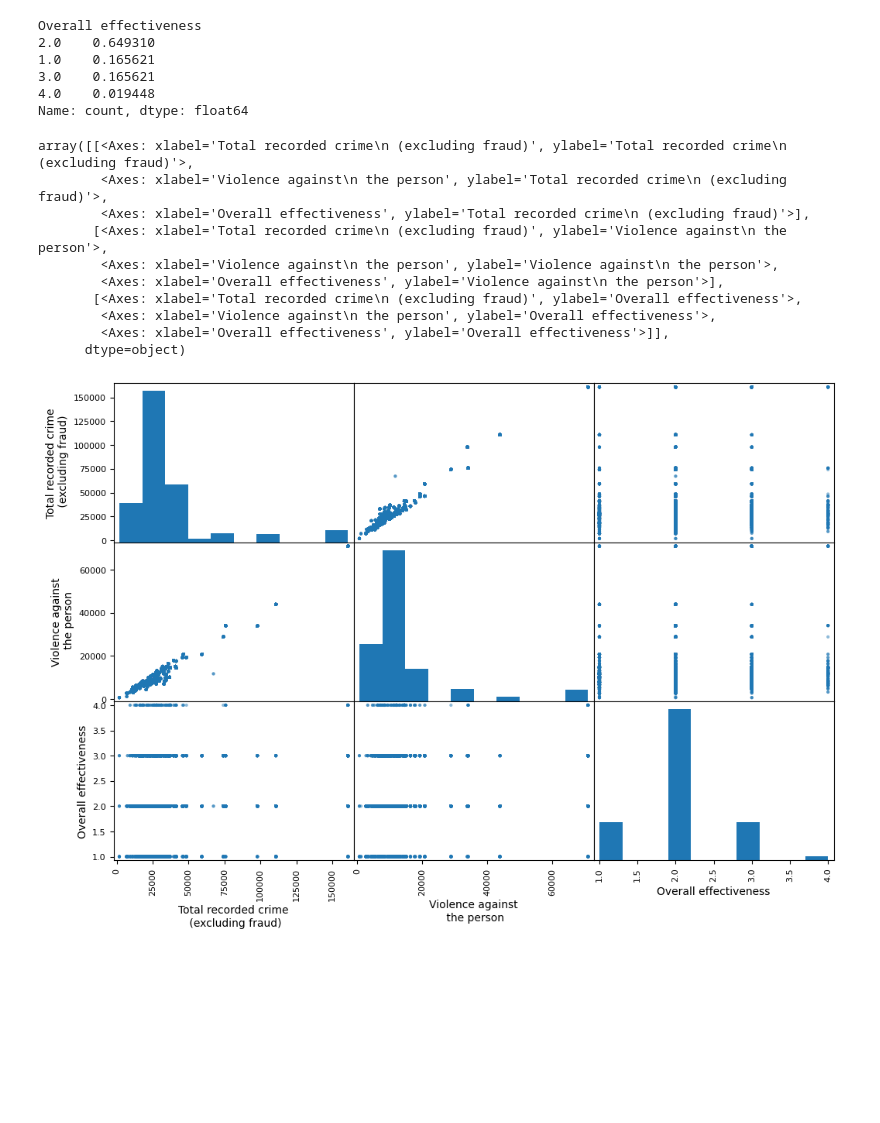
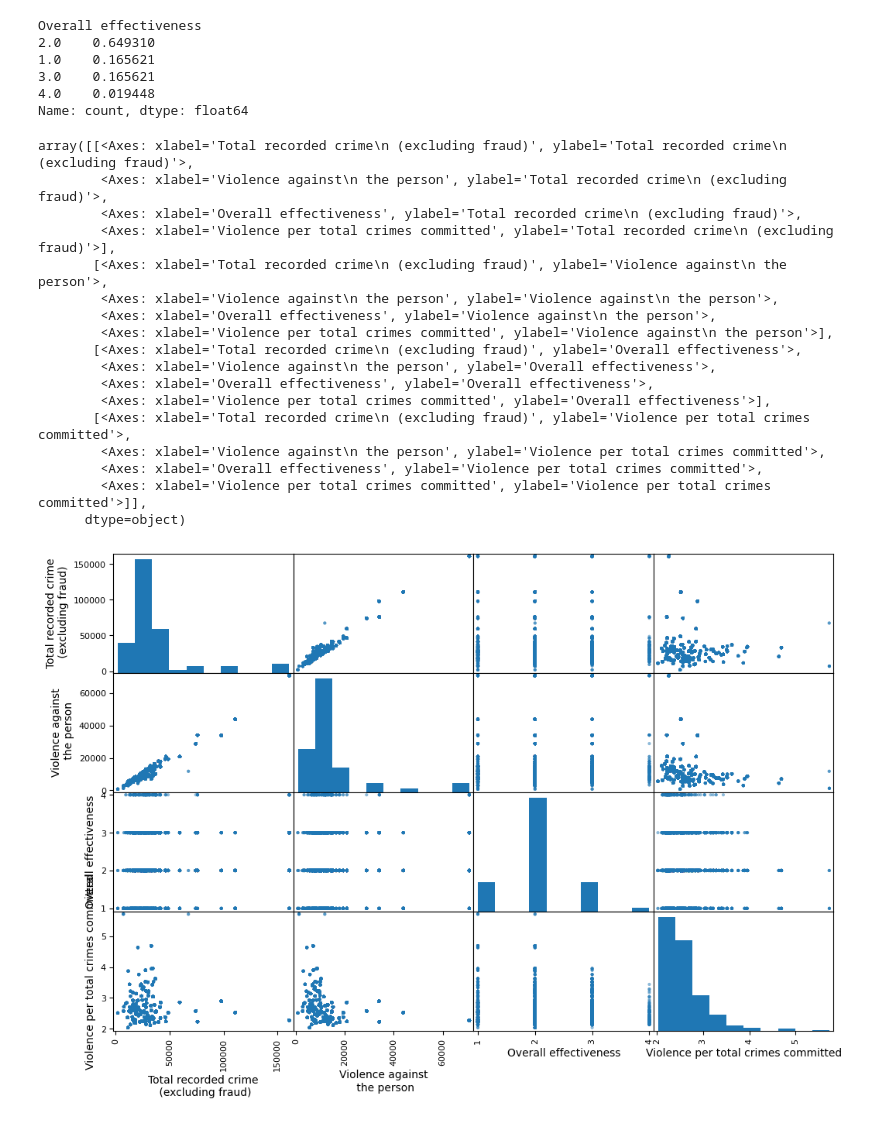
Before and after one commit to TheElcurtiso/machineLearningProject, a Jupyter notebook: CrimeAndEducationMachineLearning.ipynb, the cells around one changed output. Cells and saved outputs as stored; diff of their text form; code cells hidden in the pictures; blank space fills up the shorter version.

```diff
--- a/CrimeAndEducationMachineLearning.ipynb
+++ b/CrimeAndEducationMachineLearning.ipynb
@@ -53,9 +53,9 @@ education_and_crime_statistics['Criminal damage and arson'] = education_and_crim
 education_and_crime_statistics['Public order offences'] = education_and_crime_statistics['Public order offences'].astype("float64")
 # %%
 # create additional column data based on the columns we have. It may be worth standardizing the total crime data because there are very dense pockets of data that only become apparent when you look at some of the columns we have below (or maybe just use these columns)
-education_and_crime_statistics["Violence per total crimes committed"] = education_and_crime_statistics["Total recorded crime\n (excluding fraud)"] / education_and_crime_statistics["Violence against\n the person"]
-education_and_crime_statistics["Arson per total crimes committed"] = education_and_crime_statistics["Total recorded crime\n (excluding fraud)"] / education_and_crime_statistics["Criminal damage and arson"]
-education_and_crime_statistics["Public order offences per total crimes committed"] = education_and_crime_statistics["Total recorded crime\n (excluding fraud)"] / education_and_crime_statistics["Public order offences"]
+education_and_crime_statistics["Violence per total crimes committed"] = education_and_crime_statistics["Violence against\n the person"] / education_and_crime_statistics["Total recorded crime\n (excluding fraud)"]
+education_and_crime_statistics["Arson per total crimes committed"] = education_and_crime_statistics["Criminal damage and arson"] / education_and_crime_statistics["Total recorded crime\n (excluding fraud)"]
+education_and_crime_statistics["Public order offences per total crimes committed"] = education_and_crime_statistics["Public order offences"] / education_and_crime_statistics["Total recorded crime\n (excluding fraud)"]
 # %%
 education_and_crime_statistics
 # %% [output]
@@ -132,17 +132,24 @@ Name: count, dtype: float64
 # %%
 from pandas.plotting import scatter_matrix
 # a scatter matrix can also be used to find correlation. Below are some graphs that show the median_house_value and median_income have a positive correlation (same as above)
-attributes = ["Total recorded crime\n (excluding fraud)", "Violence against\n the person", "Overall effectiveness"]
+attributes = ["Total recorded crime\n (excluding fraud)", "Violence against\n the person", "Overall effectiveness", "Violence per total crimes committed"]
 scatter_matrix(education_and_crime_statistics[attributes], figsize=(12, 8))
 # %% [output]
 array([[<Axes: xlabel='Total recorded crime\n (excluding fraud)', ylabel='Total recorded crime\n (excluding fraud)'>,
         <Axes: xlabel='Violence against\n the person', ylabel='Total recorded crime\n (excluding fraud)'>,
-        <Axes: xlabel='Overall effectiveness', ylabel='Total recorded crime\n (excluding fraud)'>],
+        <Axes: xlabel='Overall effectiveness', ylabel='Total recorded crime\n (excluding fraud)'>,
+        <Axes: xlabel='Violence per total crimes committed', ylabel='Total recorded crime\n (excluding fraud)'>],
        [<Axes: xlabel='Total recorded crime\n (excluding fraud)', ylabel='Violence against\n the person'>,
         <Axes: xlabel='Violence against\n the person', ylabel='Violence against\n the person'>,
-        <Axes: xlabel='Overall effectiveness', ylabel='Violence against\n the person'>],
+        <Axes: xlabel='Overall effectiveness', ylabel='Violence against\n the person'>,
+        <Axes: xlabel='Violence per total crimes committed', ylabel='Violence against\n the person'>],
        [<Axes: xlabel='Total recorded crime\n (excluding fraud)', ylabel='Overall effectiveness'>,
         <Axes: xlabel='Violence against\n the person', ylabel='Overall effectiveness'>,
-        <Axes: xlabel='Overall effectiveness', ylabel='Overall effectiveness'>]],
+        <Axes: xlabel='Overall effectiveness', ylabel='Overall effectiveness'>,
+        <Axes: xlabel='Violence per total crimes committed', ylabel='Overall effectiveness'>],
+       [<Axes: xlabel='Total recorded crime\n (excluding fraud)', ylabel='Violence per total crimes committed'>,
+        <Axes: xlabel='Violence against\n the person', ylabel='Violence per total crimes committed'>,
+        <Axes: xlabel='Overall effectiveness', ylabel='Violence per total crimes committed'>,
+        <Axes: xlabel='Violence per total crimes committed', ylabel='Violence per total crimes committed'>]],
       dtype=object)
-[figure, old version]
+[figure, new version]
```
Also changed, not shown: parts of 9 cells of this notebook.
